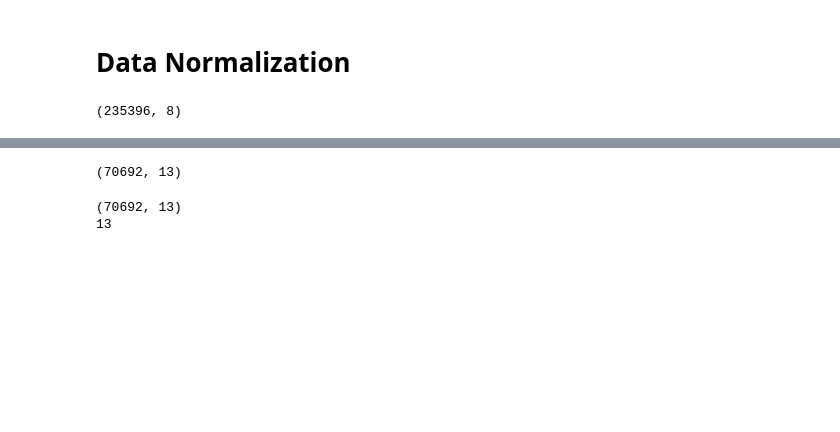
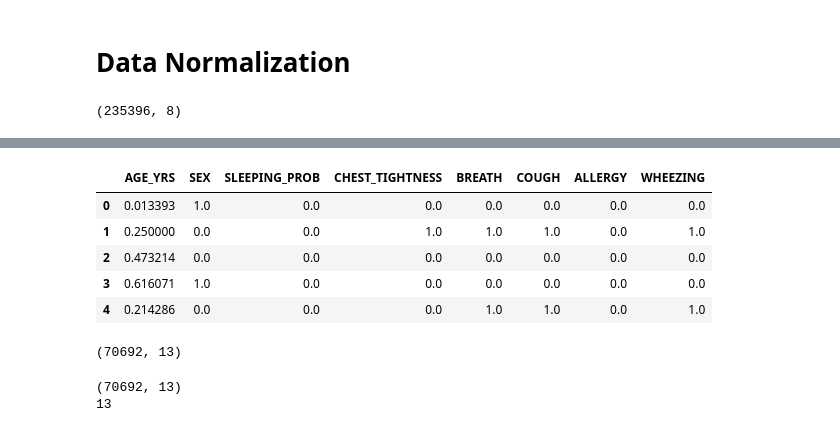
Before and after one commit to wonghorngwoei/FYP_TP055241, a Jupyter notebook: notebook/disease.ipynb, the cells around one changed output, grey strips where cells are left out. Saved outputs shown, nothing was run; the diff lists cells and outputs as text; code cells hidden in the pictures; blank space fills up the shorter version.

```diff
--- a/notebook/disease.ipynb
+++ b/notebook/disease.ipynb
@@ -862,6 +881,15 @@ X_a
 # Save the scaler model to a pickle file
 with open('scAsthma.pkl', 'wb') as file:
     pickle.dump(sc_a, file)
+# %%
+X_a.head()
+# %% [output]
+|  | AGE_YRS | SEX | SLEEPING_PROB | CHEST_TIGHTNESS | BREATH | COUGH | ALLERGY | WHEEZING |
+| 0 | 0.013393 | 1.0 | 0.0 | 0.0 | 0.0 | 0.0 | 0.0 | 0.0 |
+| 1 | 0.250000 | 0.0 | 0.0 | 1.0 | 1.0 | 1.0 | 0.0 | 1.0 |
+| 2 | 0.473214 | 0.0 | 0.0 | 0.0 | 0.0 | 0.0 | 0.0 | 0.0 |
+| 3 | 0.616071 | 1.0 | 0.0 | 0.0 | 0.0 | 0.0 | 0.0 | 0.0 |
+| 4 | 0.214286 | 0.0 | 0.0 | 0.0 | 1.0 | 1.0 | 0.0 | 1.0 |
 # %%
 X_d.shape
 # %% [output]
```
Also changed, not shown: parts of 23 cells of this notebook, 17 other files.
